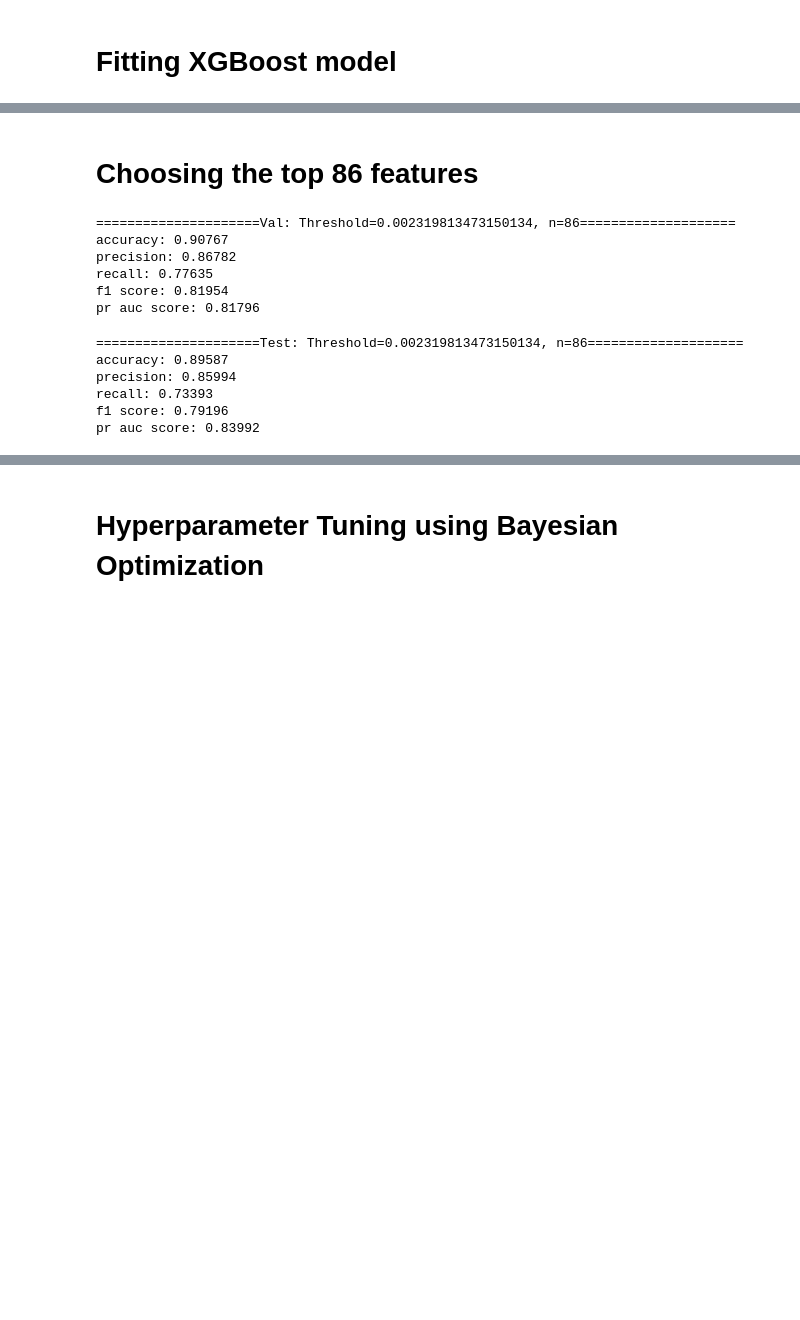
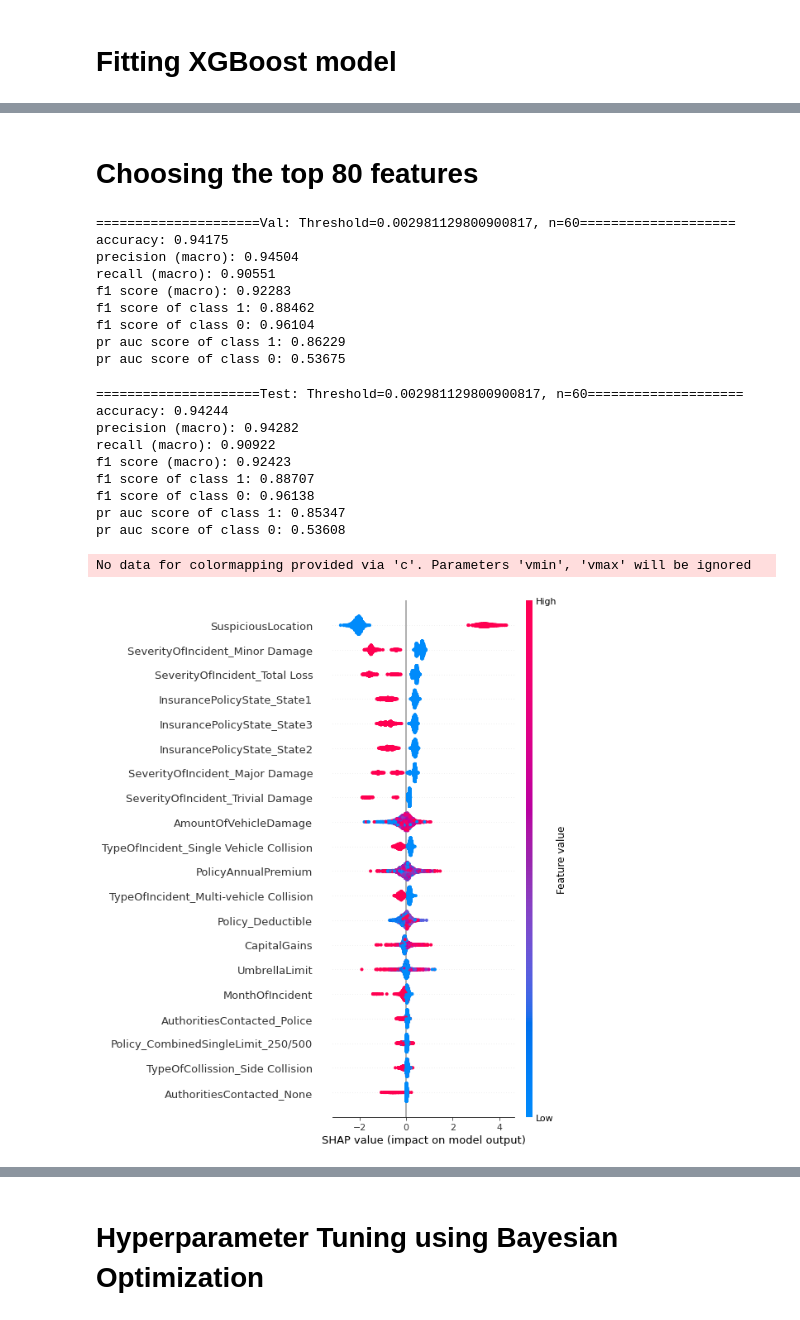
Before and after one commit to junweiteo/bt4012_insurance_fraud, a Jupyter notebook: XGBoost.ipynb, the cells around one changed output, grey strips where cells are left out. Drawn from its saved outputs; the diff is of its cells as text; code cells hidden in the pictures; blank space fills up the shorter version.

Commit message:
JW | xgboost with shap

```diff
--- a/XGBoost.ipynb
+++ b/XGBoost.ipynb
@@ -76,8 +80,8 @@ xgb.plot_importance(xgb_model, max_num_features=20)
 # %% [markdown]
-# Choosing the top 86 features
+# Choosing the top 80 features
 # %%
 thresholds = sort(xgb_model.feature_importances_)
-thres = thresholds[-86]
+thres = thresholds[-60]
 
 selection = SelectFromModel(xgb_model, threshold=thres, prefit=True)
 select_X_train = selection.transform(X_smote.to_numpy())
@@ -89,25 +93,43 @@ selection_model.fit(select_X_train, y_smote)
 # eval model
 select_X_val = selection.transform(X_val.to_numpy())
 y_pred = selection_model.predict_proba(select_X_val)[:,1]
-predictions = [round(value) for value in y_pred]
+predictions = selection_model.predict(select_X_val)
 print_statistics(y_val, predictions, y_pred, 'Val: Threshold={}, n={}'.format(thres, select_X_train.shape[1]))
 # %% [output]
-=====================Val: Threshold=0.002319813473150134, n=86====================
-accuracy: 0.90767
-precision: 0.86782
-recall: 0.77635
-f1 score: 0.81954
-pr auc score: 0.81796
+=====================Val: Threshold=0.002981129800900817, n=60====================
+accuracy: 0.94175
+precision (macro): 0.94504
+recall (macro): 0.90551
+f1 score (macro): 0.92283
+f1 score of class 1: 0.88462
+f1 score of class 0: 0.96104
+pr auc score of class 1: 0.86229
+pr auc score of class 0: 0.53675
 # %%
 # Getting selected features for x test
 select_X_test = selection.transform(X_test.to_numpy())
 y_pred = selection_model.predict_proba(select_X_test)[:,1]
-predictions = [round(value) for value in y_pred]
+predictions = selection_model.predict(select_X_test)
 print_statistics(y_test, predictions, y_pred, 'Test: Threshold={}, n={}'.format(thres, select_X_train.shape[1]))
 # %% [output]
-=====================Test: Threshold=0.002319813473150134, n=86====================
-accuracy: 0.89587
-precision: 0.85994
-recall: 0.73393
-f1 score: 0.79196
-pr auc score: 0.83992
+=====================Test: Threshold=0.002981129800900817, n=60====================
+accuracy: 0.94244
+precision (macro): 0.94282
+recall (macro): 0.90922
+f1 score (macro): 0.92423
+f1 score of class 1: 0.88707
+f1 score of class 0: 0.96138
+pr auc score of class 1: 0.85347
+pr auc score of class 0: 0.53608
+# %%
+feature_idx = selection.get_support()
+feature_names = X_smote.columns[feature_idx]
+df_select_X_test = pd.DataFrame(select_X_test, columns=feature_names)
+
+explainer = shap.TreeExplainer(selection_model, df_select_X_test)
+shap_values = explainer(df_select_X_test)
+# %%
+shap.summary_plot(shap_values, features=df_select_X_test)
+# %% [output]
+No data for colormapping provided via 'c'. Parameters 'vmin', 'vmax' will be ignored
+[figure, added]
```
Also changed, not shown: parts of 10 cells of this notebook.
